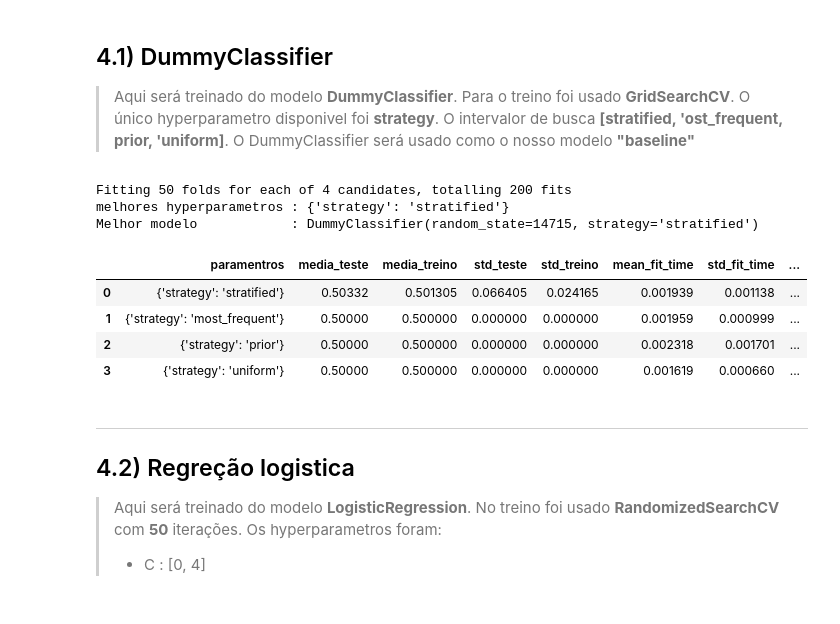
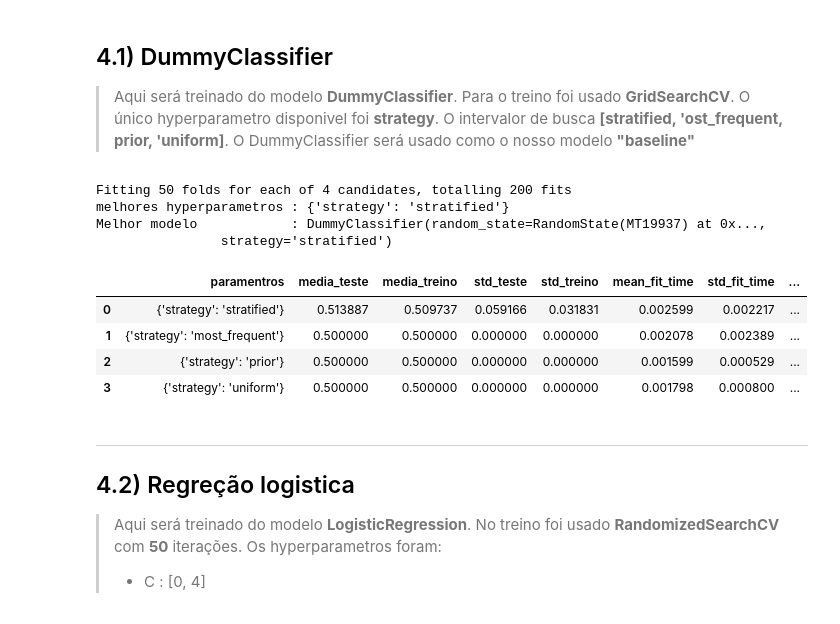
Before and after one commit to HenriqueCCdA/BC_DS_Projeto_Final, a Jupyter notebook: Notebooks/ML/treinamentos.ipynb, the cells around one changed output. Cells and saved outputs as stored; diff of their text form; code cells hidden in the pictures.

```diff
--- a/Notebooks/ML/treinamentos.ipynb
+++ b/Notebooks/ML/treinamentos.ipynb
@@ -179,28 +183,31 @@ seed     = 14715
 
 > Aqui será treinado do modelo **DummyClassifier**. Para o treino foi usado **GridSearchCV**. O único hyperparametro disponivel foi **strategy**. O intervalor de busca  **[stratified, 'ost_frequent, prior, 'uniform]**. O DummyClassifier será usado como o nosso modelo **"baseline"**
 # %%
-modelo = DummyClassifier(random_state=seed)
+rng = RandomState(MT19937(SeedSequence(123456789)))
+
+modelo = DummyClassifier(random_state=rng)
 
 parameters = {'strategy' : ['stratified', 'most_frequent', 'prior', 'uniform']}
 
 resultados, melhor_modelo_dummy, melhores_hyperparametros  = treina_modelo_grid_search_cv(modelo,
                                                                                       x_cv,
                                                                                       y_cv,
                                                                                       parameters,
                                                                                       n_splits=n_splits,
                                                                                       n_repeats=n_repeats,
                                                                                       seed=seed)
 
 resultados_treinamento(resultados, melhor_modelo_dummy, melhores_hyperparametros)
 # %% [output]
 Fitting 50 folds for each of 4 candidates, totalling 200 fits
 melhores hyperparametros : {'strategy': 'stratified'}
-Melhor modelo            : DummyClassifier(random_state=14715, strategy='stratified')
+Melhor modelo            : DummyClassifier(random_state=RandomState(MT19937) at 0x...,
+                strategy='stratified')
 |  | paramentros | media_teste | media_treino | std_teste | std_treino | mean_fit_time | std_fit_time | ... |
-| 0 | {'strategy': 'stratified'} | 0.50332 | 0.501305 | 0.066405 | 0.024165 | 0.001939 | 0.001138 | ... |
-| 1 | {'strategy': 'most_frequent'} | 0.50000 | 0.500000 | 0.000000 | 0.000000 | 0.001959 | 0.000999 | ... |
-| 2 | {'strategy': 'prior'} | 0.50000 | 0.500000 | 0.000000 | 0.000000 | 0.002318 | 0.001701 | ... |
-| 3 | {'strategy': 'uniform'} | 0.50000 | 0.500000 | 0.000000 | 0.000000 | 0.001619 | 0.000660 | ... |
+| 0 | {'strategy': 'stratified'} | 0.513887 | 0.509737 | 0.059166 | 0.031831 | 0.002599 | 0.002217 | ... |
+| 1 | {'strategy': 'most_frequent'} | 0.500000 | 0.500000 | 0.000000 | 0.000000 | 0.002078 | 0.002389 | ... |
+| 2 | {'strategy': 'prior'} | 0.500000 | 0.500000 | 0.000000 | 0.000000 | 0.001599 | 0.000529 | ... |
+| 3 | {'strategy': 'uniform'} | 0.500000 | 0.500000 | 0.000000 | 0.000000 | 0.001798 | 0.000800 | ... |
 # %% [markdown]
 ---
 ## 4.2) Regreção logistica
```
Also changed, not shown: parts of 3 cells of this notebook, 1 other file.
